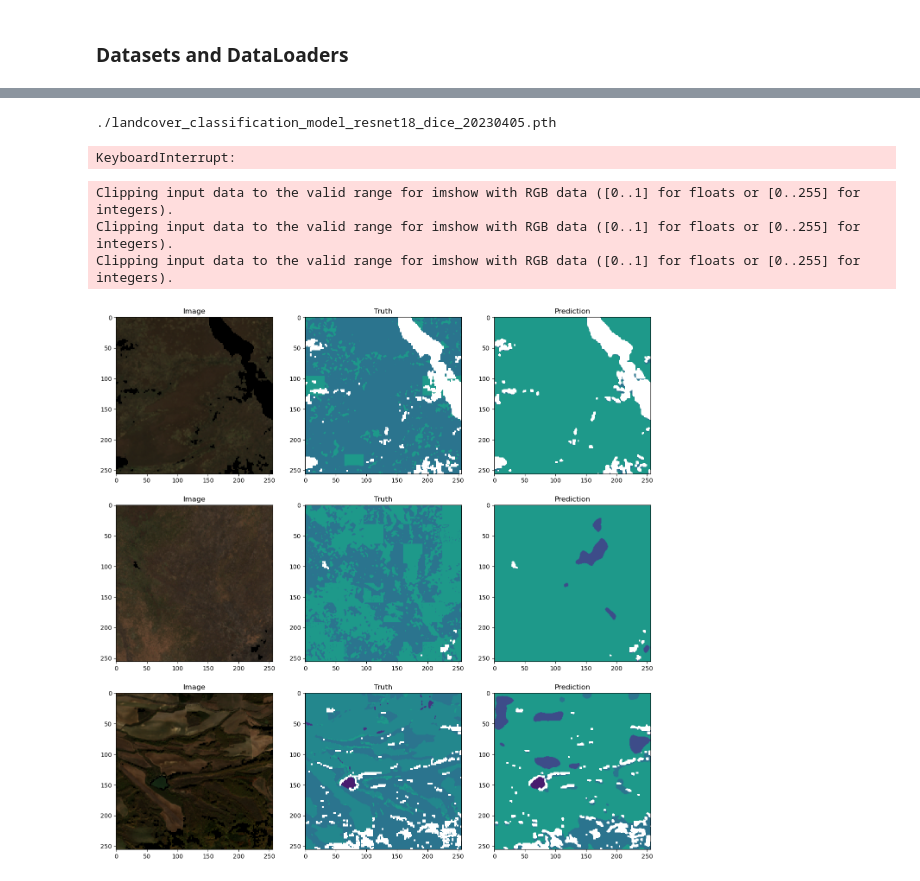
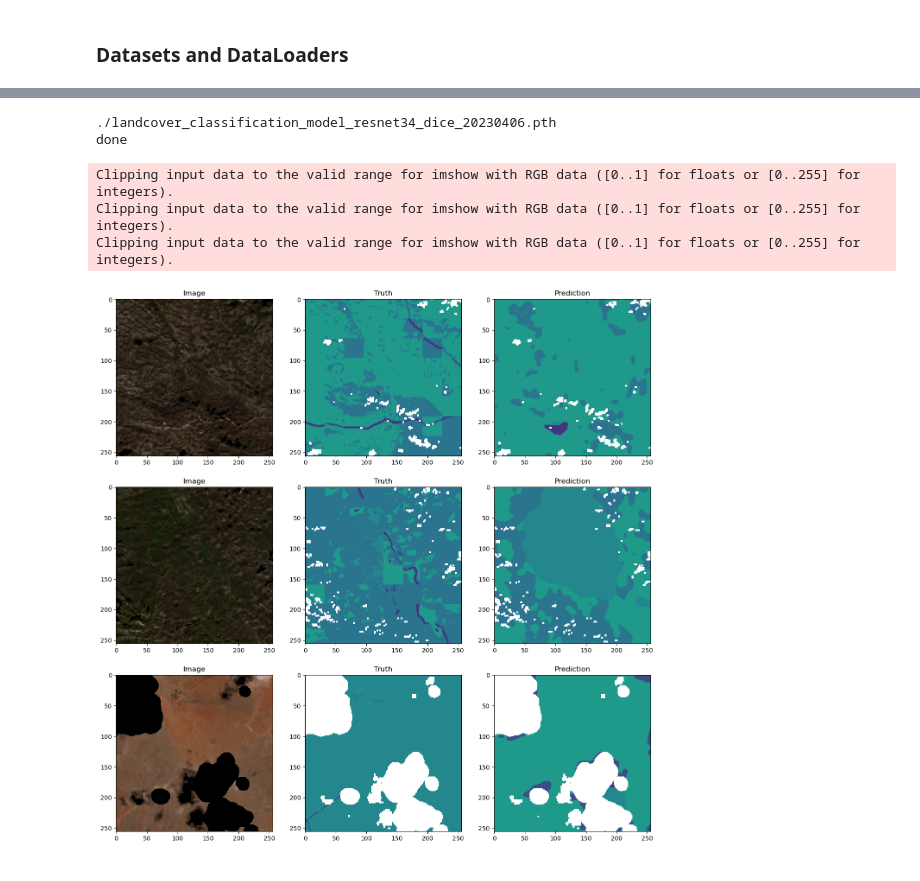
Before and after one commit to caseyslaught/smartcarte-containers, a Jupyter notebook: notebooks/src/RunBuildLandcoverModel.ipynb, the cells around one changed output, grey strips where cells are left out. Cells and saved outputs as stored; diff of their text form; code cells hidden in the pictures.

Commit message:
updated landcover model to resnet34

```diff
--- a/notebooks/src/RunBuildLandcoverModel.ipynb
+++ b/notebooks/src/RunBuildLandcoverModel.ipynb
@@ -97,7 +97,7 @@ LANDCOVER_CLASSES = {
 
 
 ACTIVATION = None
-ENCODER = 'resnet18'
+ENCODER = 'resnet34'
 LOSS = 'dice'
 
 model = smp.UnetPlusPlus(
@@ -149,12 +151,12 @@ val_epoch = smp_utils.train.ValidEpoch(
     verbose=True,
 )
 
-
 # 2 epochs, 294 training chips: 0.4256 dice loss
 # 4 epochs, 2304 training chips 0.4165 dice loss
 # 2 epochs, 3790 training chips 0.4494 dice loss
+# 6 epochs, 4416 training chips (resnet34), 0.4173
 
-NUM_EPOCHS = 4
+NUM_EPOCHS = 6
 
 for i in range(0, NUM_EPOCHS):
     train_logs = train_epoch.run(train_dataloader)
@@ -163,8 +165,8 @@ for i in range(0, NUM_EPOCHS):
 
 print('done')
 # %% [output]
-./landcover_classification_model_resnet18_dice_20230405.pth
+./landcover_classification_model_resnet34_dice_20230406.pth
+done
-KeyboardInterrupt:
 # %%
 
 test_epoch = smp_utils.train.ValidEpoch(
@@ -185,7 +187,7 @@ from common.utilities.visualization import plot_bands
 
 
 count = 3
-offset = 180
+offset = 186
 
 
 fig, rows = plt.subplots(count, 3, figsize=(16, 16))
@@ -201,31 +203,31 @@ for i in range(count):
     row = rows[i]
     image, labels = test_dataset[i+offset]
 
     image = np.expand_dims(image, 0)
     image = torch.tensor(image)
 
     prediction = best_model.predict(image)
     probabilities = torch.sigmoid(prediction)
 
     prediction = torch.argmax(probabilities, dim=1)
 
     prediction = (prediction.squeeze().cpu().numpy().round())
     prediction = np.ma.array(prediction, mask=(prediction==0))
 
     labels = labels.squeeze().numpy()
     labels = np.ma.array(labels, mask=(labels==0))
 
     image = image.cpu().numpy().squeeze(0)
     plot_bands(image, bands=[2, 1, 0], ax=row[0], transpose=True)
     row[0].set_title('Image')
 
     row[1].imshow(labels, vmin=0, vmax=13)
     row[1].set_title('Truth')
 
     row[2].imshow(prediction, vmin=0, vmax=13)
     row[2].set_title('Prediction')
 # %% [output]
 Clipping input data to the valid range for imshow with RGB data ([0..1] for floats or [0..255] for integers).
 Clipping input data to the valid range for imshow with RGB data ([0..1] for floats or [0..255] for integers).
 Clipping input data to the valid range for imshow with RGB data ([0..1] for floats or [0..255] for integers).
-[figure, old version]
+[figure, new version]
```
Also changed, not shown: parts of 3 cells of this notebook, 3 other files.
